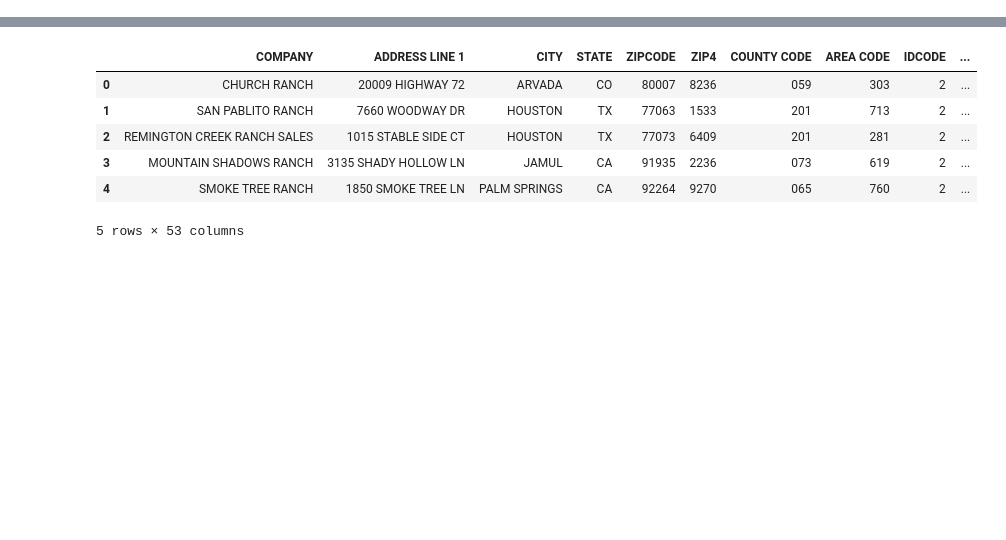
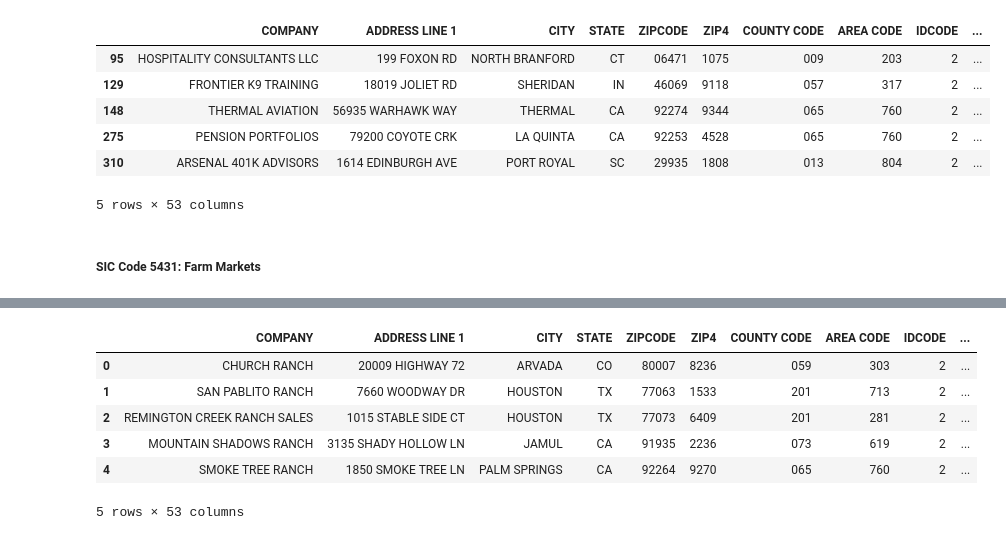
Before and after one commit to uchicago-dsi/rafi-poultry, a Jupyter notebook: notebooks/farm_sic_code_search.ipynb, the cells around one changed output, grey strips where cells are left out. Cells and saved outputs as stored; diff of their text form; code cells hidden in the pictures; blank space fills up the shorter version.

```diff
--- a/notebooks/farm_sic_code_search.ipynb
+++ b/notebooks/farm_sic_code_search.ipynb
@@ -10,0 +90,12 @@ INFOGROUP_2022 = ["../data/2022_Business_Academic_QCQ.txt"]
+# %%
+code_8748 = dask_sic_matches_df(df, '8748')
+# %%
+code_8748.head()
+# %% [output]
+|  | COMPANY | ADDRESS LINE 1 | CITY | STATE | ZIPCODE | ZIP4 | COUNTY CODE | AREA CODE | IDCODE | ... |
+| 95 | HOSPITALITY CONSULTANTS LLC | 199 FOXON RD | NORTH BRANFORD | CT | 06471 | 1075 | 009 | 203 | 2 | ... |
+| 129 | FRONTIER K9 TRAINING | 18019 JOLIET RD | SHERIDAN | IN | 46069 | 9118 | 057 | 317 | 2 | ... |
+| 148 | THERMAL AVIATION | 56935 WARHAWK WAY | THERMAL | CA | 92274 | 9344 | 065 | 760 | 2 | ... |
+| 275 | PENSION PORTFOLIOS | 79200 COYOTE CRK | LA QUINTA | CA | 92253 | 4528 | 065 | 760 | 2 | ... |
+| 310 | ARSENAL 401K ADVISORS | 1614 EDINBURGH AVE | PORT ROYAL | SC | 29935 | 1808 | 013 | 804 | 2 | ... |
+5 rows × 53 columns
@@ -10,0 +104,2 @@ INFOGROUP_2022 = ["../data/2022_Business_Academic_QCQ.txt"]
+# %% [markdown]
+##### SIC Code 5431: Farm Markets
```
Also changed, not shown: parts of 31 cells of this notebook, 1 other file.
